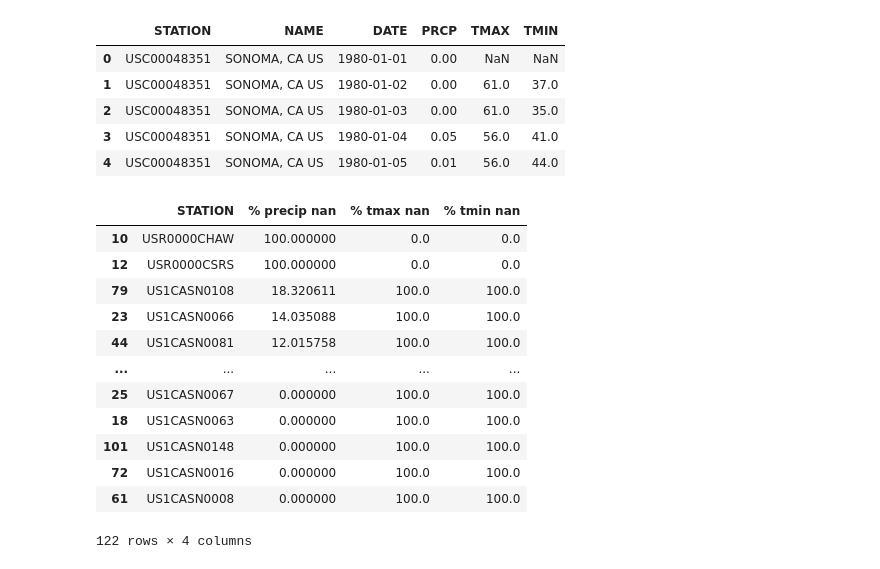
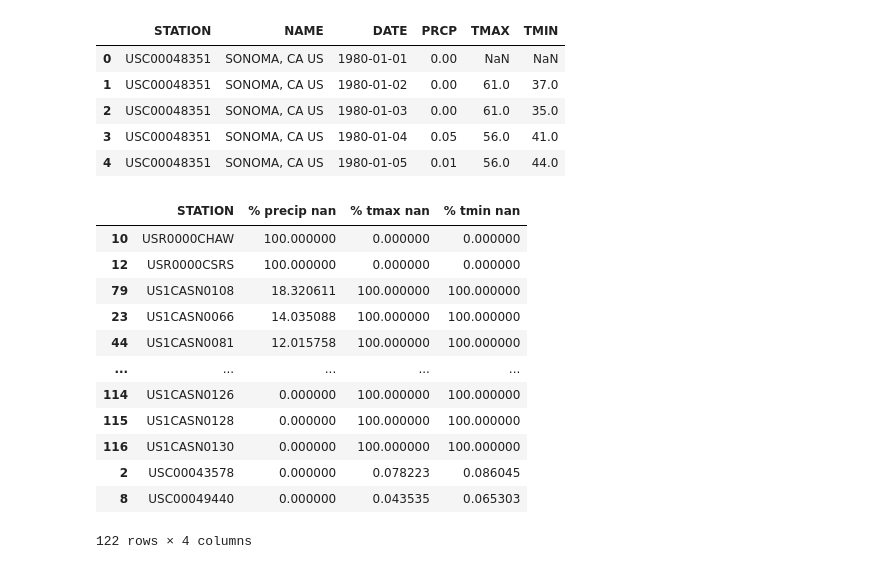
Before and after one commit to coldzonemt/Capstone_2, a Jupyter notebook: Data_Wragnling.ipynb, the cells around one changed output. Saved outputs shown, nothing was run; the diff lists cells and outputs as text; code cells hidden in the pictures.

```diff
--- a/Data_Wragnling.ipynb
+++ b/Data_Wragnling.ipynb
@@ -188,7 +176,7 @@ sonoma_stations = sonoma_weather_df['STATION'].unique()
 # %%
 # I want to see which stations and / or locations have > 20% NaN values; it may be necessary to delete these stations, or
 # possibly use kriging to spatially interpolate for missing temperature values (this is most likely outside the scope of this project)
-def get_na_sum(col_name):
+def get_na_by_group(col_name):
     vals = sonoma_weather_df[col_name].unique()
     col_nan_df = []
     for i in vals:
@@ -208,23 +196,23 @@ def get_na_sum(col_name):
 
     return pd.DataFrame(col_nan_df)
 
-station_nan_df = get_na_sum('STATION')
-name_nan_df = get_na_sum('NAME')
+station_nan_df = get_na_by_group('STATION')
+name_nan_df = get_na_by_group('NAME')
 # %%
-station_nan_df.sort_values(by='% precip nan', ascending=False)
-# A quick glance at this sort shows that there are some stations that measure only precipitation, and some that only measure temperature
+station_nan_df.sort_values(by=['% precip nan', '% tmax nan'],  ascending=[False, False])
+# The sort shows that there are some stations that measure only precipitation, and some that only measure temperature
 # %% [output]
 |  | STATION | % precip nan | % tmax nan | % tmin nan |
-| 10 | USR0000CHAW | 100.000000 | 0.0 | 0.0 |
-| 12 | USR0000CSRS | 100.000000 | 0.0 | 0.0 |
-| 79 | US1CASN0108 | 18.320611 | 100.0 | 100.0 |
-| 23 | US1CASN0066 | 14.035088 | 100.0 | 100.0 |
-| 44 | US1CASN0081 | 12.015758 | 100.0 | 100.0 |
+| 10 | USR0000CHAW | 100.000000 | 0.000000 | 0.000000 |
+| 12 | USR0000CSRS | 100.000000 | 0.000000 | 0.000000 |
+| 79 | US1CASN0108 | 18.320611 | 100.000000 | 100.000000 |
+| 23 | US1CASN0066 | 14.035088 | 100.000000 | 100.000000 |
+| 44 | US1CASN0081 | 12.015758 | 100.000000 | 100.000000 |
 | ... | ... | ... | ... | ... |
-| 25 | US1CASN0067 | 0.000000 | 100.0 | 100.0 |
-| 18 | US1CASN0063 | 0.000000 | 100.0 | 100.0 |
-| 101 | US1CASN0148 | 0.000000 | 100.0 | 100.0 |
-| 72 | US1CASN0016 | 0.000000 | 100.0 | 100.0 |
-| 61 | US1CASN0008 | 0.000000 | 100.0 | 100.0 |
+| 114 | US1CASN0126 | 0.000000 | 100.000000 | 100.000000 |
+| 115 | US1CASN0128 | 0.000000 | 100.000000 | 100.000000 |
+| 116 | US1CASN0130 | 0.000000 | 100.000000 | 100.000000 |
+| 2 | USC00043578 | 0.000000 | 0.078223 | 0.086045 |
+| 8 | USC00049440 | 0.000000 | 0.043535 | 0.065303 |
 122 rows × 4 columns
 # %%
```
Also changed, not shown: parts of 3 cells of this notebook.
